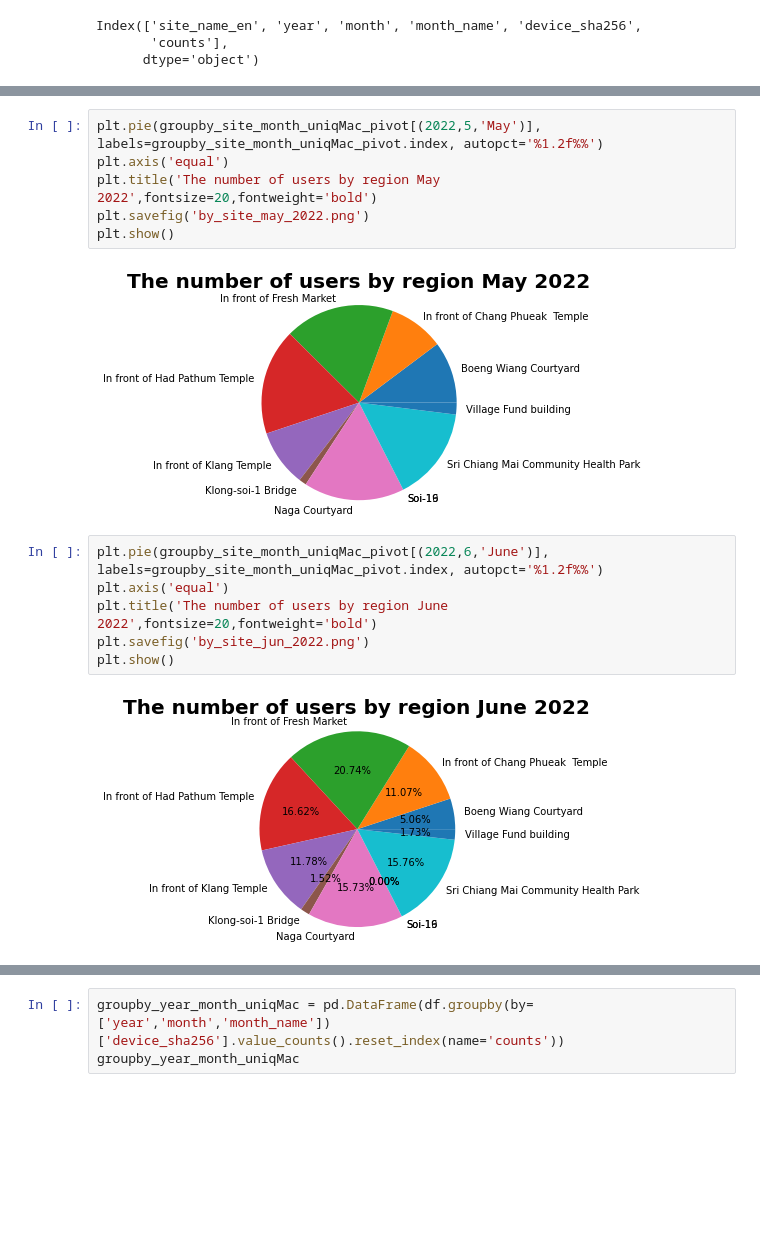
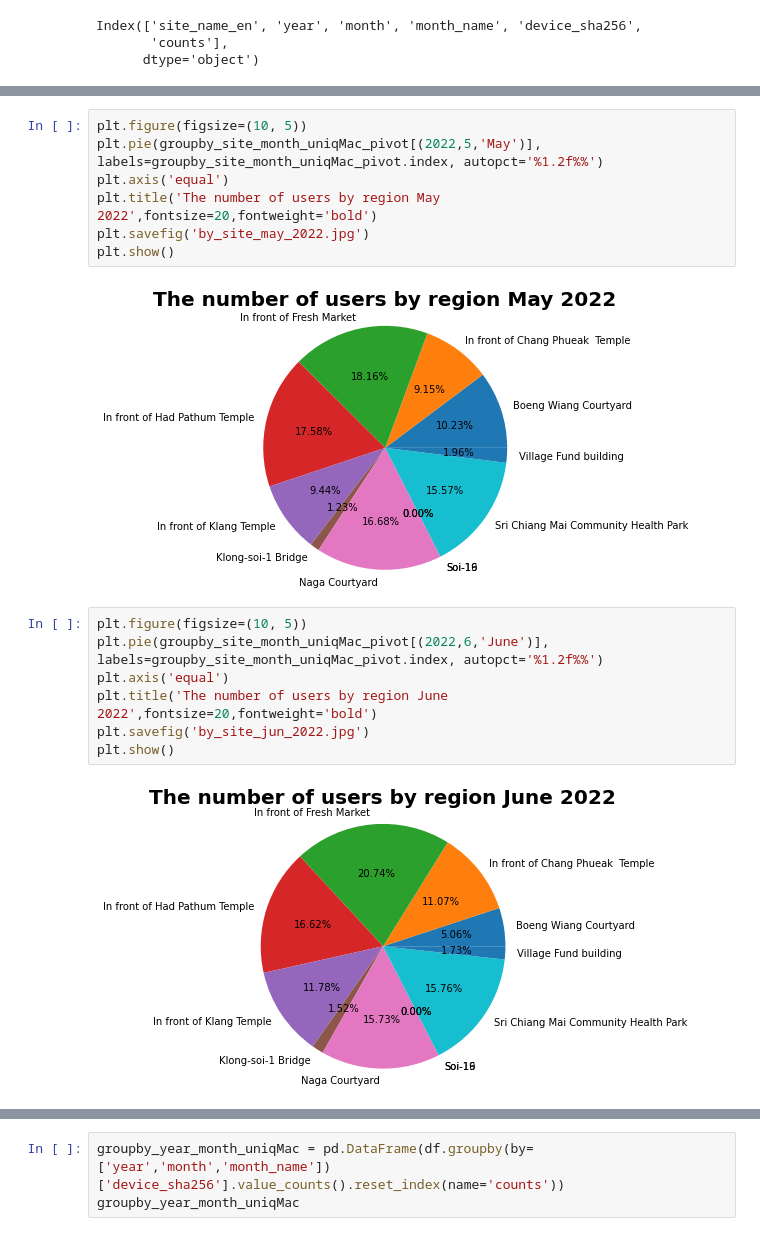
Before and after one commit to thalerngsak-wi/srichiangmaiwifi, a Jupyter notebook: wifi_client.ipynb, the cells around one changed output, grey strips where cells are left out. Drawn from its saved outputs; the diff is of its cells as text; blank space fills up the shorter version.

```diff
--- a/wifi_client.ipynb
+++ b/wifi_client.ipynb
@@ -218,19 +219,21 @@ MultiIndex([(2022,  5,       'May'),
             (2023,  6,      'June')],
            names=['year', 'month', 'month_name'])
 # %%
+plt.figure(figsize=(10, 5))
 plt.pie(groupby_site_month_uniqMac_pivot[(2022,5,'May')], labels=groupby_site_month_uniqMac_pivot.index, autopct='%1.2f%%')
 plt.axis('equal')
 plt.title('The number of users by region May 2022',fontsize=20,fontweight='bold')
-plt.savefig('by_site_may_2022.png')
+plt.savefig('by_site_may_2022.jpg')
 plt.show()
 # %% [output]
-[figure, old version]
+[figure, new version]
 # %%
+plt.figure(figsize=(10, 5))
 plt.pie(groupby_site_month_uniqMac_pivot[(2022,6,'June')], labels=groupby_site_month_uniqMac_pivot.index, autopct='%1.2f%%')
 plt.axis('equal')
 plt.title('The number of users by region June 2022',fontsize=20,fontweight='bold')
-plt.savefig('by_site_jun_2022.png')
+plt.savefig('by_site_jun_2022.jpg')
 plt.show()
 # %% [output]
-[figure, old version]
+[figure, new version]
 # %%
```
Also changed, not shown: parts of 29 cells of this notebook.
